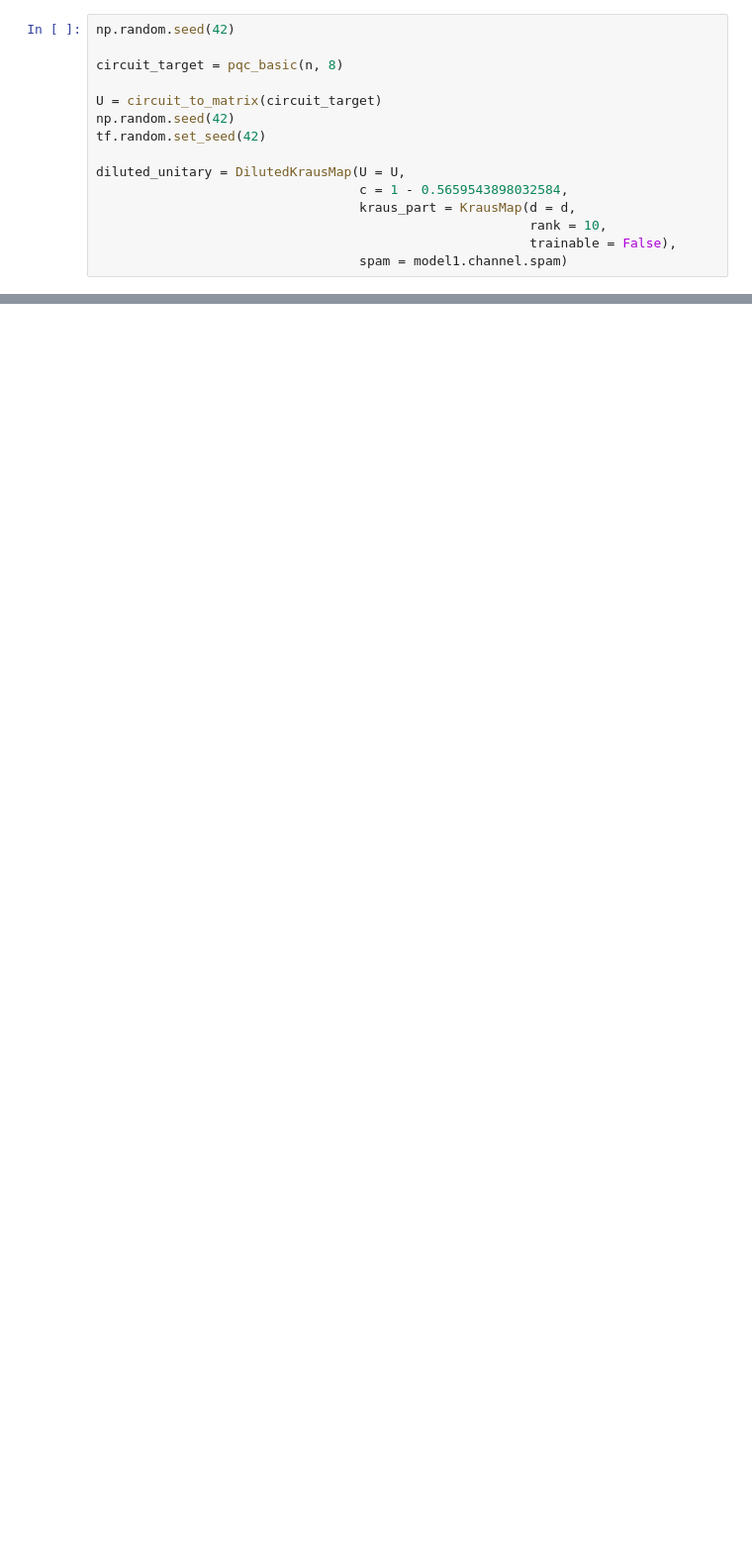
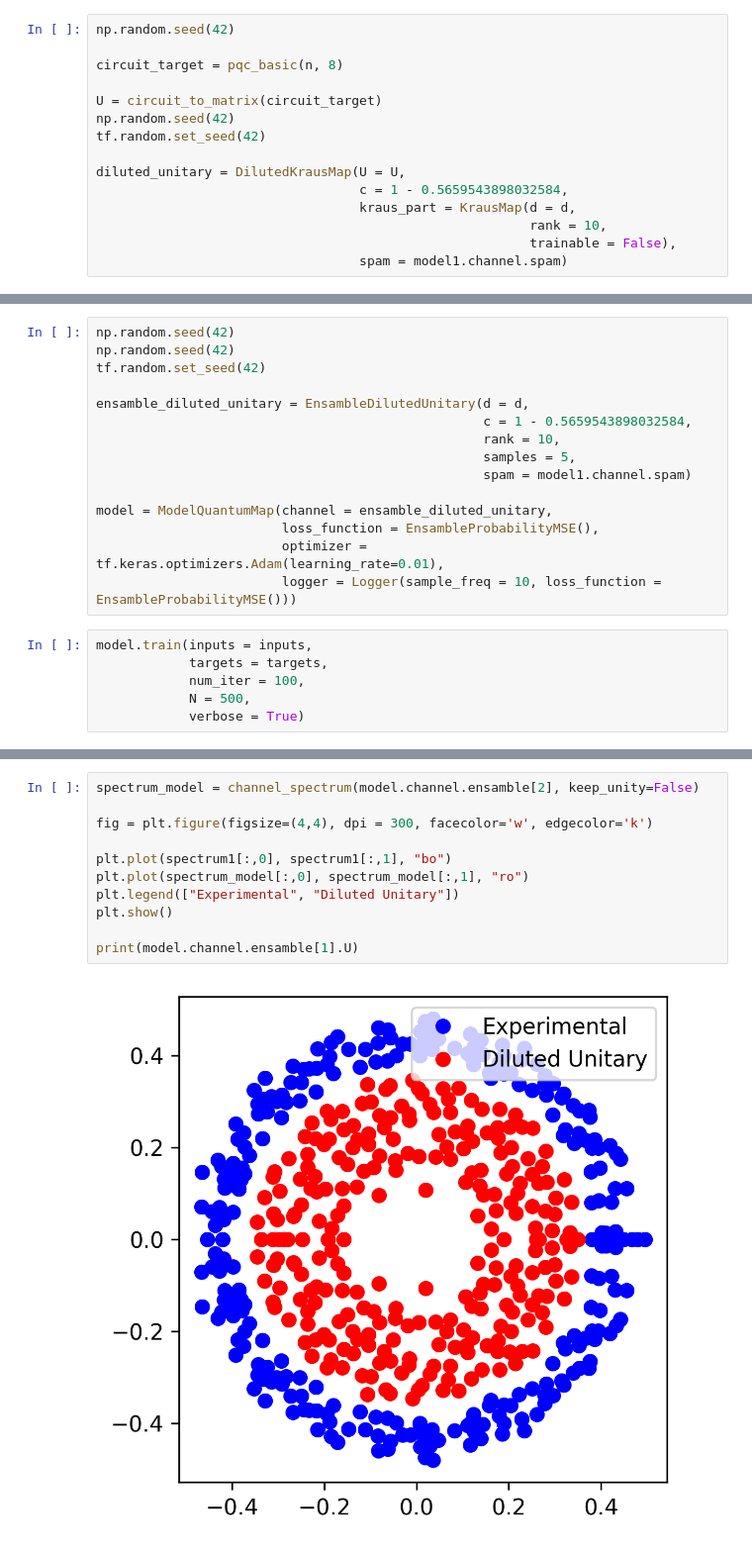
Before and after one commit to KristianWold/experimental-quantum-spectrum, a Jupyter notebook: notebooks/nisq_spectrum/diluted_unitary/Diluted Unitary Probability Fitting.ipynb, the cells around one changed output, grey strips where cells are left out. Shown at 99% size. Cells and saved outputs as stored; diff of their text form; blank space fills up the shorter version.

```diff
--- a/notebooks/nisq_spectrum/diluted_unitary/Diluted Unitary Probability Fitting.ipynb
+++ b/notebooks/nisq_spectrum/diluted_unitary/Diluted Unitary Probability Fitting.ipynb
@@ -193,0 +260,21 @@ channel_fidelity(model1.channel, model.channel)
+# %%
+np.random.seed(42)
+np.random.seed(42)
+tf.random.set_seed(42)
+
+ensamble_diluted_unitary = EnsambleDilutedUnitary(d = d,
+                                                  c = 1 - 0.5659543898032584,
+                                                  rank = 10,
+                                                  samples = 5,
+                                                  spam = model1.channel.spam)
+
+model = ModelQuantumMap(channel = ensamble_diluted_unitary,
+                        loss_function = EnsambleProbabilityMSE(),
+                        optimizer = tf.keras.optimizers.Adam(learning_rate=0.01),
+                        logger = Logger(sample_freq = 10, loss_function = EnsambleProbabilityMSE()))
+# %%
+model.train(inputs = inputs,
+            targets = targets,
+            num_iter = 100,
+            N = 500,
+            verbose = True)
@@ -193,0 +293,13 @@ channel_fidelity(model1.channel, model.channel)
+# %%
+spectrum_model = channel_spectrum(model.channel.ensamble[2], keep_unity=False)
+
+fig = plt.figure(figsize=(4,4), dpi = 300, facecolor='w', edgecolor='k')
+
+plt.plot(spectrum1[:,0], spectrum1[:,1], "bo")
+plt.plot(spectrum_model[:,0], spectrum_model[:,1], "ro")
+plt.legend(["Experimental", "Diluted Unitary"])
+plt.show()
+
+print(model.channel.ensamble[1].U)
+# %% [output]
+[figure, added]
```
Also changed, not shown: parts of 32 cells of this notebook, 2 other files.
